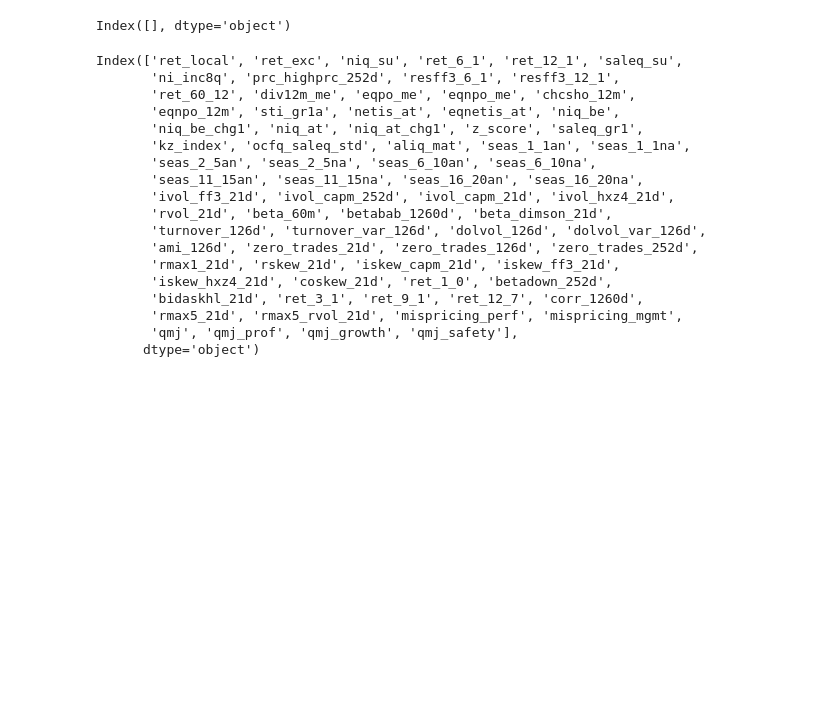
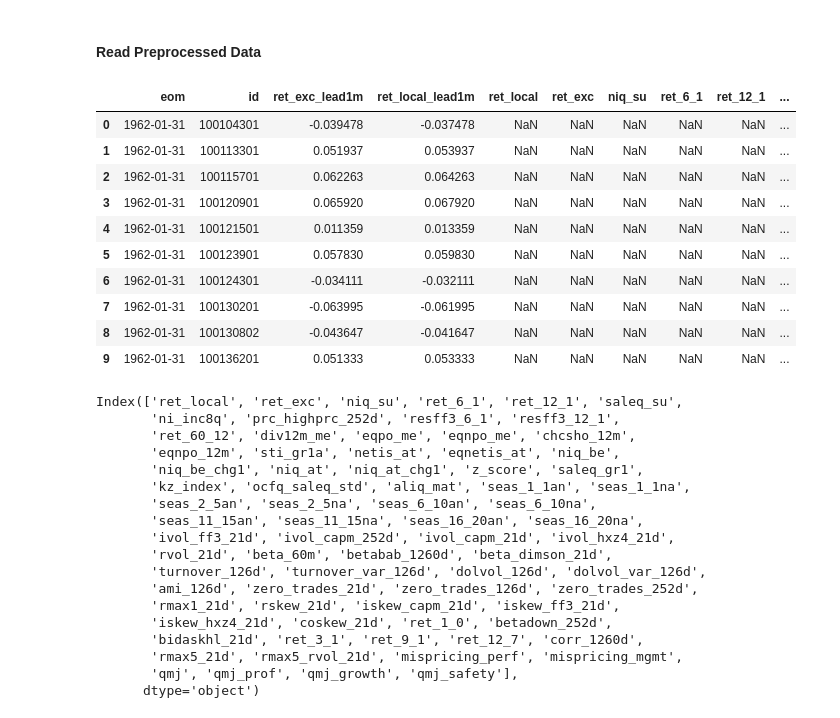
Before and after one commit to zilinch/ipca_factor_portfolio, a Jupyter notebook: IPCA.ipynb, the cells around one changed output. Saved outputs shown, nothing was run; the diff lists cells and outputs as text; code cells hidden in the pictures; blank space fills up the shorter version.

```diff
--- a/IPCA.ipynb
+++ b/IPCA.ipynb
@@ -46,6 +33,0 @@ df[df['ret_local_lead1m']>1e02].sort_values(by='eom')
-# %%
-from datetime import date
-problem_date = df[df['eom']==date(1993,9,30)]
-problem_date.columns[problem_date.isna().all()]
-# %% [output]
-Index([], dtype='object')
@@ -56,3 +34,22 @@ df_ipca = normalize(df_ipca, characteristics)
+# %% [markdown]
+#### Read Preprocessed Data
+# %%
+df_ipca = pd.read_csv('data/factor_data_qnormed.csv')
+characteristics = df_ipca.columns[6:] #list of characteristics
+pd.set_option("display.max_column", None)
+df_ipca.head(10)
+# %% [output]
+|  | eom | id | ret_exc_lead1m | ret_local_lead1m | ret_local | ret_exc | niq_su | ret_6_1 | ret_12_1 | ... |
+| 0 | 1962-01-31 | 100104301 | -0.039478 | -0.037478 | NaN | NaN | NaN | NaN | NaN | ... |
+| 1 | 1962-01-31 | 100113301 | 0.051937 | 0.053937 | NaN | NaN | NaN | NaN | NaN | ... |
+| 2 | 1962-01-31 | 100115701 | 0.062263 | 0.064263 | NaN | NaN | NaN | NaN | NaN | ... |
+| 3 | 1962-01-31 | 100120901 | 0.065920 | 0.067920 | NaN | NaN | NaN | NaN | NaN | ... |
+| 4 | 1962-01-31 | 100121501 | 0.011359 | 0.013359 | NaN | NaN | NaN | NaN | NaN | ... |
+| 5 | 1962-01-31 | 100123901 | 0.057830 | 0.059830 | NaN | NaN | NaN | NaN | NaN | ... |
+| 6 | 1962-01-31 | 100124301 | -0.034111 | -0.032111 | NaN | NaN | NaN | NaN | NaN | ... |
+| 7 | 1962-01-31 | 100130201 | -0.063995 | -0.061995 | NaN | NaN | NaN | NaN | NaN | ... |
+| 8 | 1962-01-31 | 100130802 | -0.043647 | -0.041647 | NaN | NaN | NaN | NaN | NaN | ... |
+| 9 | 1962-01-31 | 100136201 | 0.051333 | 0.053333 | NaN | NaN | NaN | NaN | NaN | ... |
 # %%
 pd.set_option('display.max_columns', None)
 df_ipca.columns[df_ipca.isna().any(axis=0)]
```
Also changed, not shown: parts of 9 cells of this notebook.
